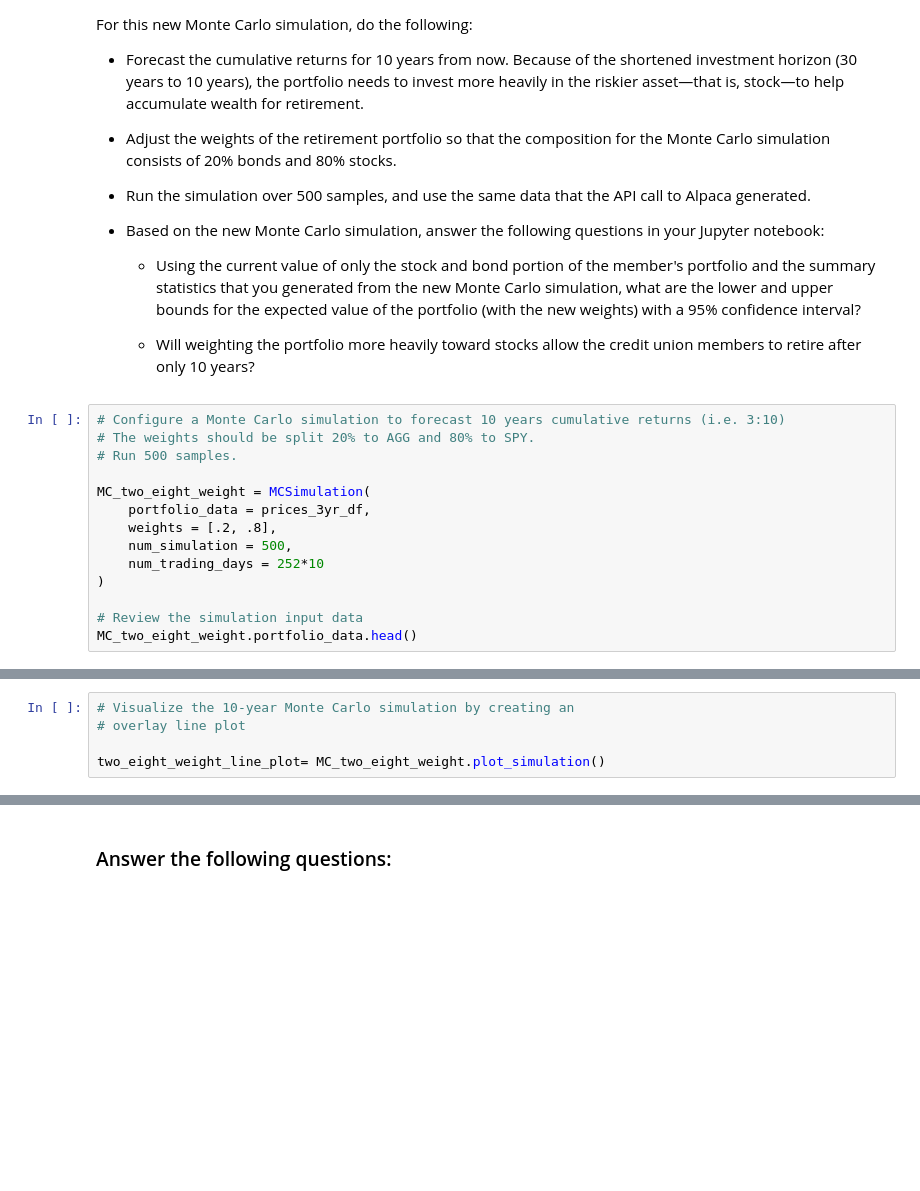
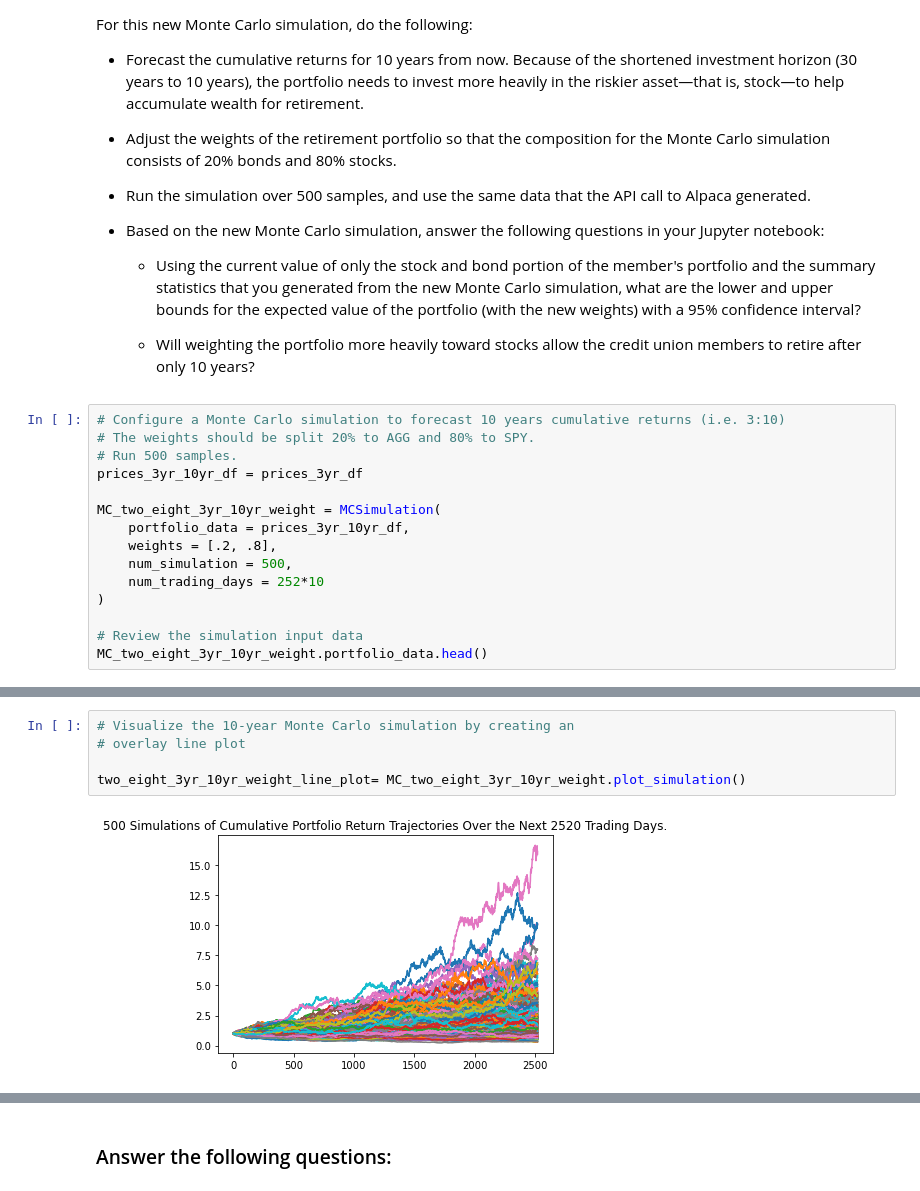
Before and after one commit to Billie-LS/Emergency_and_Retirement_Financial_Planner, a Jupyter notebook: financial_planning_tools.ipynb, the cells around one changed output, grey strips where cells are left out. Drawn from its saved outputs; the diff is of its cells as text; blank space fills up the shorter version.

```diff
--- a/financial_planning_tools.ipynb
+++ b/financial_planning_tools.ipynb
@@ -797,16 +794,17 @@ For this new Monte Carlo simulation, do the following:
 # Configure a Monte Carlo simulation to forecast 10 years cumulative returns (i.e. 3:10)
 # The weights should be split 20% to AGG and 80% to SPY.
 # Run 500 samples.
+prices_3yr_10yr_df = prices_3yr_df
 
-MC_two_eight_weight = MCSimulation(
-    portfolio_data = prices_3yr_df,
+MC_two_eight_3yr_10yr_weight = MCSimulation(
+    portfolio_data = prices_3yr_10yr_df,
     weights = [.2, .8],
     num_simulation = 500,
     num_trading_days = 252*10
 )
 
 # Review the simulation input data
-MC_two_eight_weight.portfolio_data.head()
+MC_two_eight_3yr_10yr_weight.portfolio_data.head()
 # %% [output]
 |  | AGG |  |  |  |  |  |  |  | SPY |  | ... |
 |  | open | high | low | close | volume | trade_count | vwap | daily_return | open | high | ... |
@@ -841,8 +852,10 @@ Running Monte Carlo simulation number 460.
 # %%
 # Visualize the 10-year Monte Carlo simulation by creating an
 # overlay line plot
 
-two_eight_weight_line_plot= MC_two_eight_weight.plot_simulation()
+two_eight_3yr_10yr_weight_line_plot= MC_two_eight_3yr_10yr_weight.plot_simulation()
+# %% [output]
+[figure, added]
 # %%
 # Visualize the probability distribution of the 10-year Monte Carlo simulation
 # by plotting a histogram
```
Also changed, not shown: parts of 49 cells of this notebook, 2 other files.
